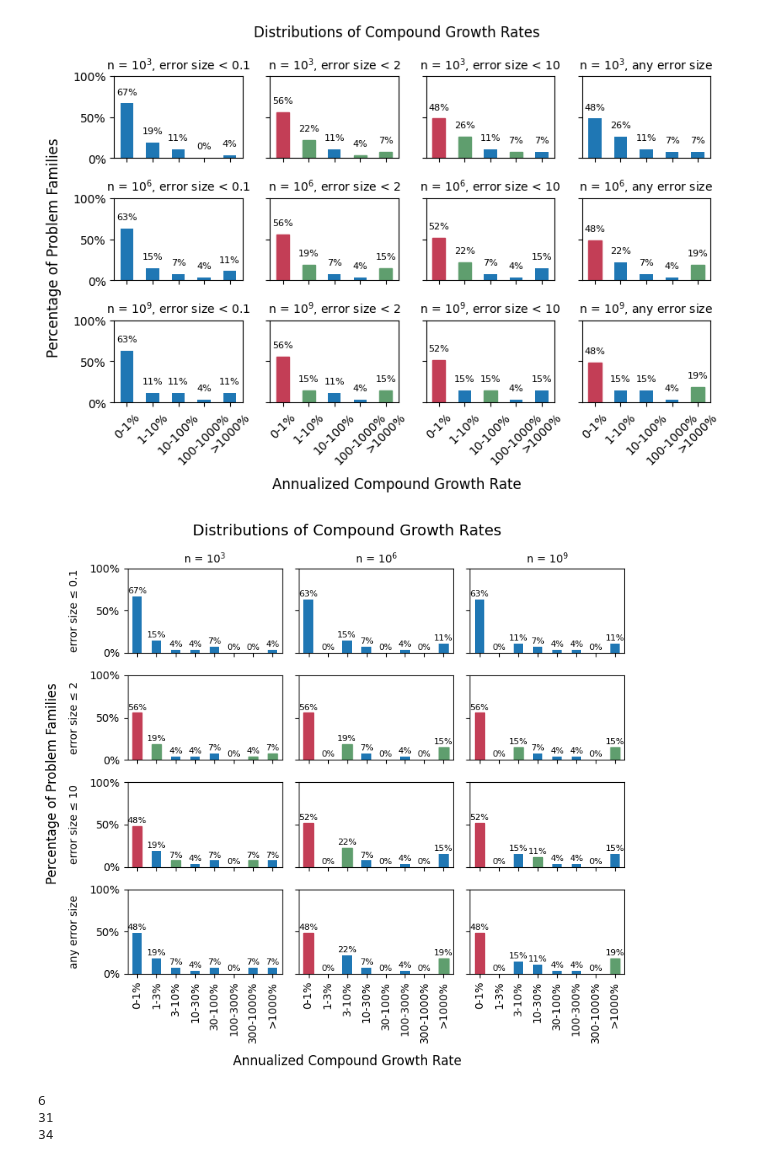
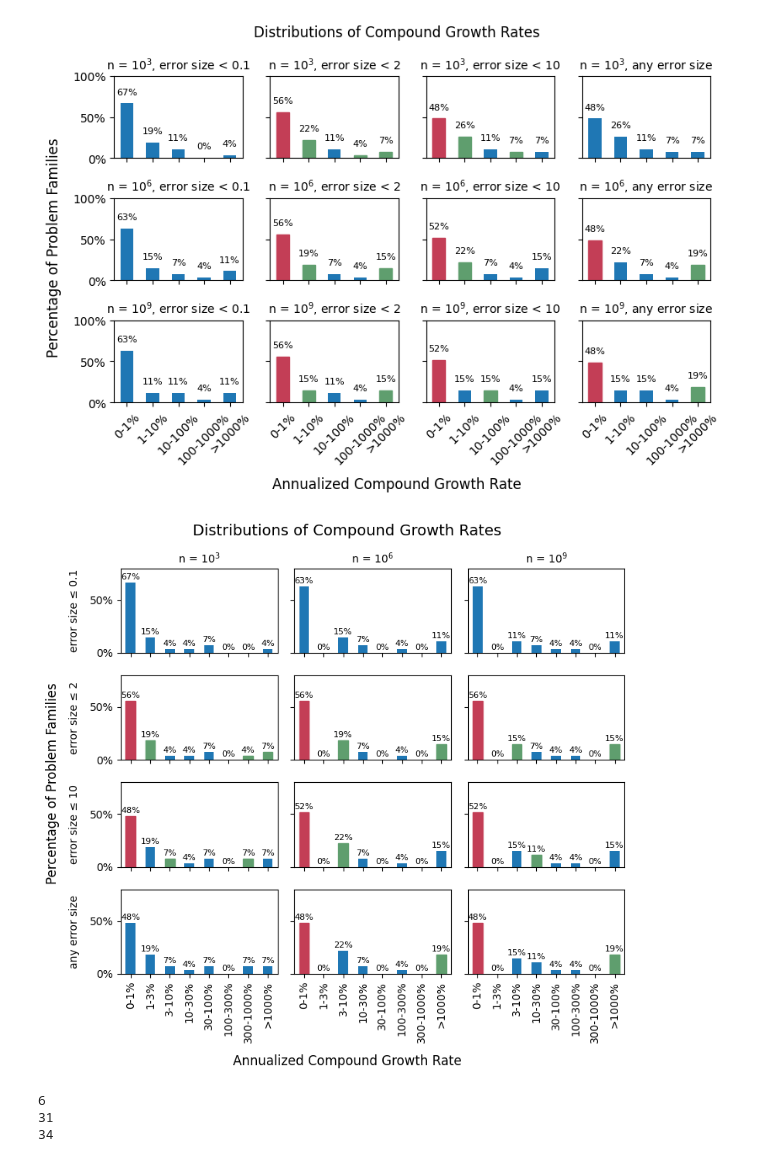
Before and after one commit to andrewlucasgs/approximation-algorithms, a Jupyter notebook: time.ipynb, the cells around one changed output. Cells and saved outputs as stored; diff of their text form; code cells hidden in the pictures.

Commit message:
Update graphs

```diff
--- a/time.ipynb
+++ b/time.ipynb
@@ -717,35 +717,37 @@ for key, ax in axs.items():
 add_headers(fig, col_headers=col_headers, row_headers=row_headers, fontweight="regular", fontsize="10")
 
 for ax in axs.values():
     ax.set(ylabel='', xlabel='')
-    ax.set_ylim(0, 1)
+    ax.set_ylim(0, 0.8)
     ax.yaxis.set_major_formatter(plt.FuncFormatter(lambda x, _: f'{x:.0%}'))
     ax.tick_params(axis='x', rotation=90)
 
 axs_list = list(axs.values())
 for index, ax in enumerate(axs_list):
     if index < 3:
         continue
     for pindex, p in enumerate(ax.patches):
         if axs_list[index-3].patches[pindex].get_height() > p.get_height():
             p.set_color('#C33E56')
         elif axs_list[index-3].patches[pindex].get_height() < p.get_height():
             p.set_color('#5F9E6E')
 
 for ax in axs.values():
     for p in ax.patches:
         ax.annotate(f'{p.get_height():.0%}', (p.get_x() + p.get_width() / 2., p.get_height()), ha='center', va='center', xytext=(0, 5), textcoords='offset points', fontsize=8)
 
 fig.suptitle("Distributions of Compound Growth Rates", fontsize=14)
 fig.text(0.5, -0.02, 'Annualized Compound Growth Rate', ha='center', fontsize=12)
 fig.text(-0.02, 0.5, 'Percentage of Problem Families', va='center', rotation='vertical', fontsize=12)
 
 plt.tight_layout()
 plt.show()
 
 # New Graph
+
+Add tick 80 and 40
 # %% [output]
-[figure, old version]
+[figure, new version]
 # %%
 # APSP
 # TRaveling salesman problem
```
Also changed, not shown: parts of 1 cell of this notebook, 3 other files.
